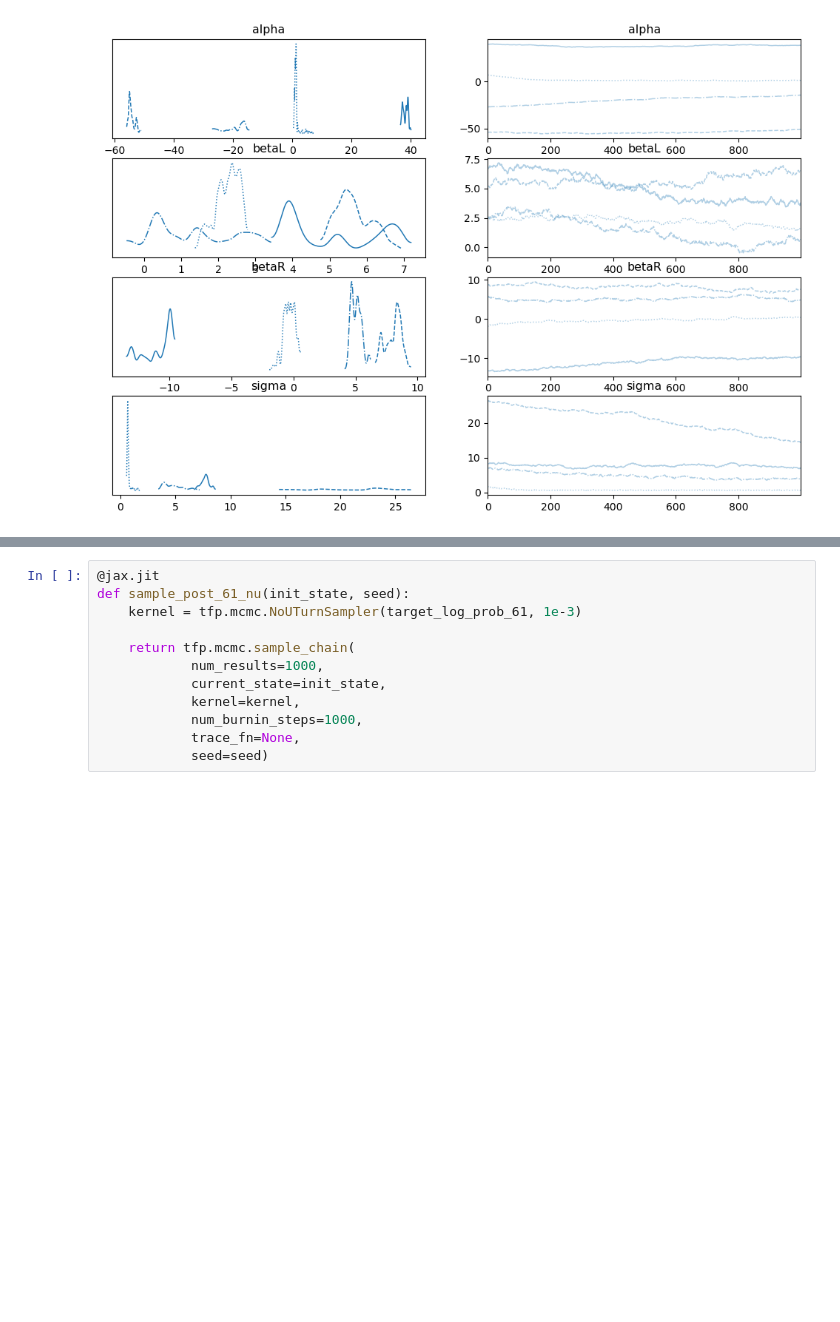
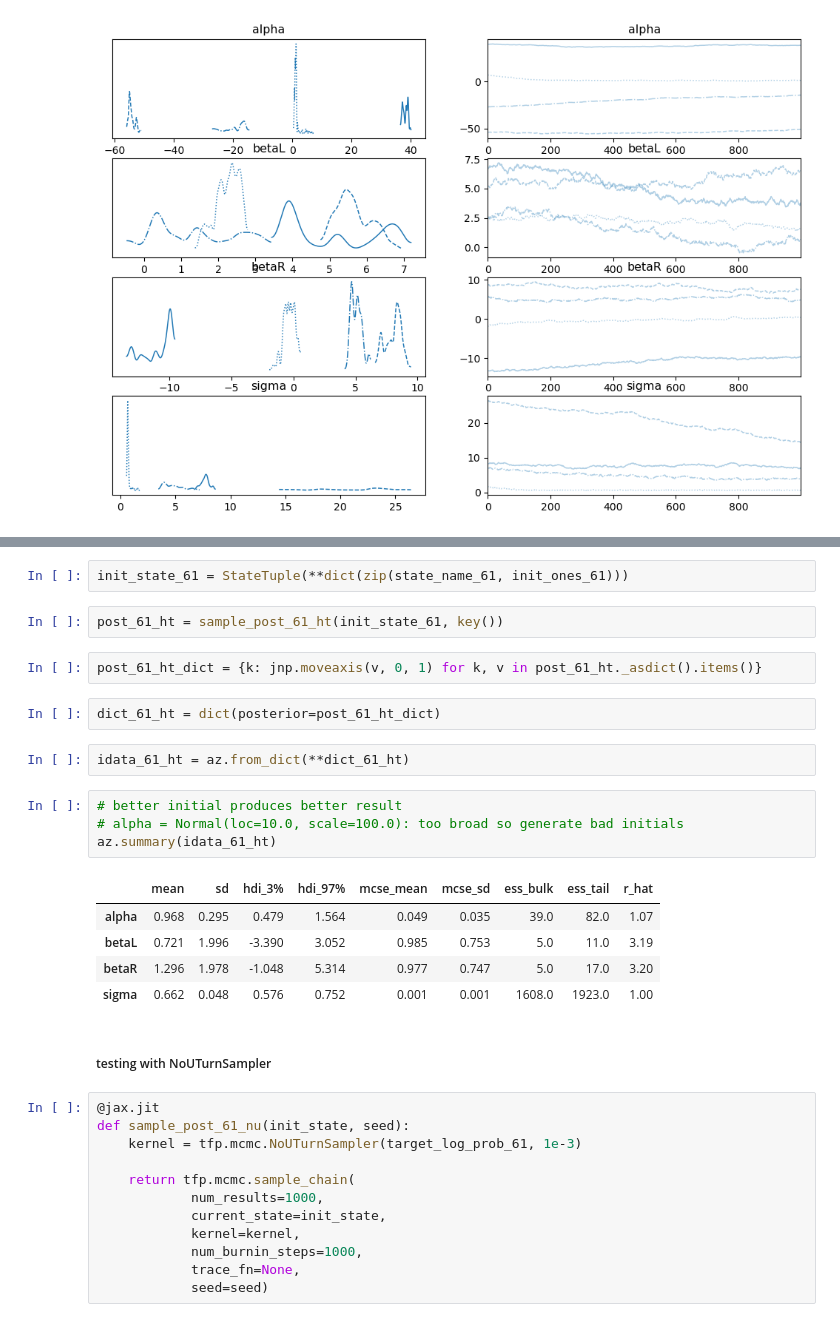
Before and after one commit to qpsy/rethinking-tfp2, a Jupyter notebook: 06_the_haunted_dag_and_the_causal_terror-2.ipynb, the cells around one changed output, grey strips where cells are left out. Cells and saved outputs as stored; diff of their text form; blank space fills up the shorter version.

```diff
--- a/06_the_haunted_dag_and_the_causal_terror-2.ipynb
+++ b/06_the_haunted_dag_and_the_causal_terror-2.ipynb
@@ -194,3 +205,25 @@ az.plot_trace(idata_61_ht);
+# %%
+init_state_61 = StateTuple(**dict(zip(state_name_61, init_ones_61)))
+# %%
+post_61_ht = sample_post_61_ht(init_state_61, key())
+# %%
+post_61_ht_dict = {k: jnp.moveaxis(v, 0, 1) for k, v in post_61_ht._asdict().items()}
+# %%
+dict_61_ht = dict(posterior=post_61_ht_dict)
+# %%
+idata_61_ht = az.from_dict(**dict_61_ht)
+# %%
+# better initial produces better result
+# alpha = Normal(loc=10.0, scale=100.0): too broad so generate bad initials
+az.summary(idata_61_ht)
+# %% [output]
+|  | mean | sd | hdi_3% | hdi_97% | mcse_mean | mcse_sd | ess_bulk | ess_tail | r_hat |
+| alpha | 0.968 | 0.295 | 0.479 | 1.564 | 0.049 | 0.035 | 39.0 | 82.0 | 1.07 |
+| betaL | 0.721 | 1.996 | -3.390 | 3.052 | 0.985 | 0.753 | 5.0 | 11.0 | 3.19 |
+| betaR | 1.296 | 1.978 | -1.048 | 5.314 | 0.977 | 0.747 | 5.0 | 17.0 | 3.20 |
+| sigma | 0.662 | 0.048 | 0.576 | 0.752 | 0.001 | 0.001 | 1608.0 | 1923.0 | 1.00 |
+# %% [markdown]
+##### testing with NoUTurnSampler
 # %%
 @jax.jit
 def sample_post_61_nu(init_state, seed):
```
Also changed, not shown: parts of 28 cells of this notebook.
